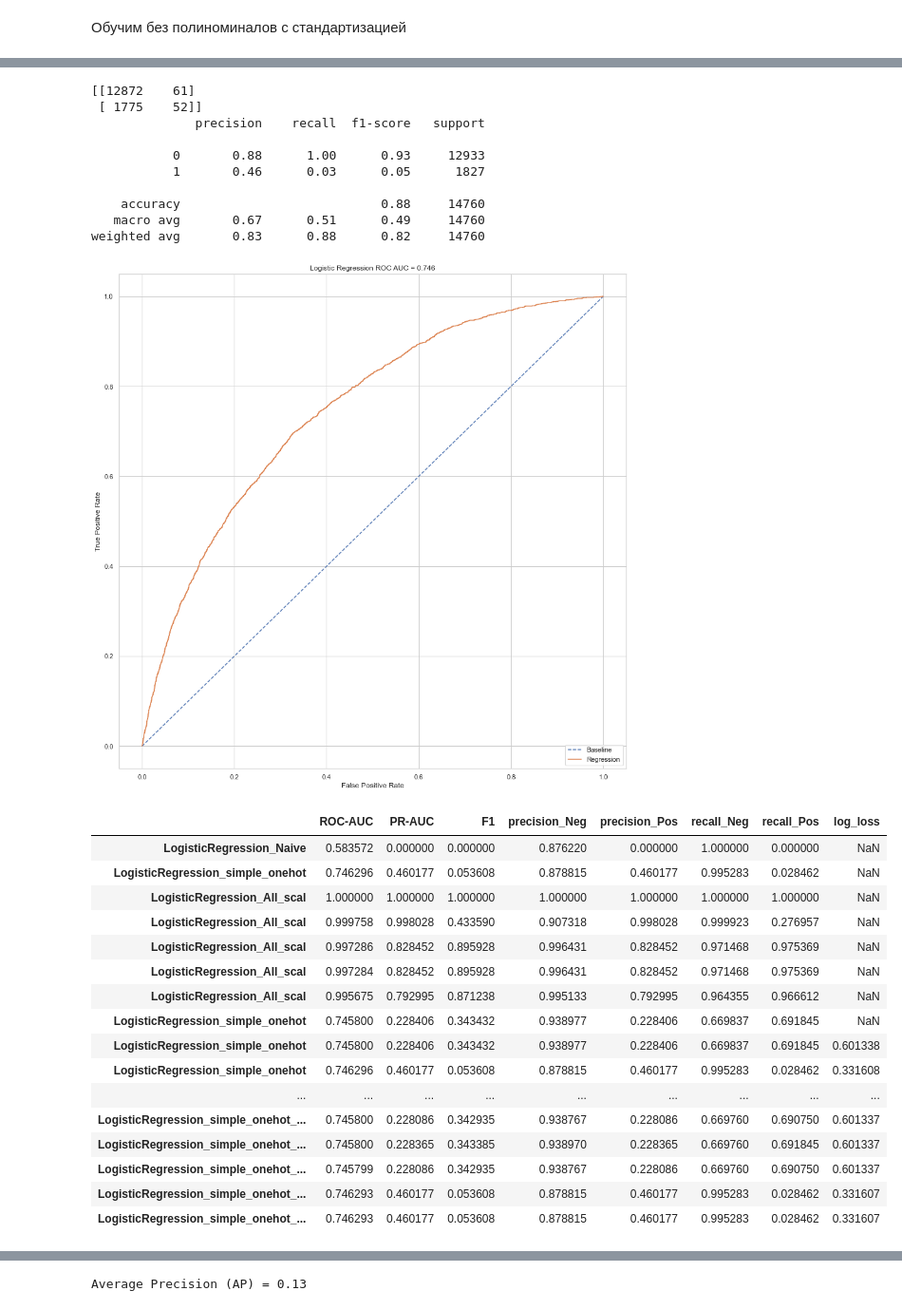
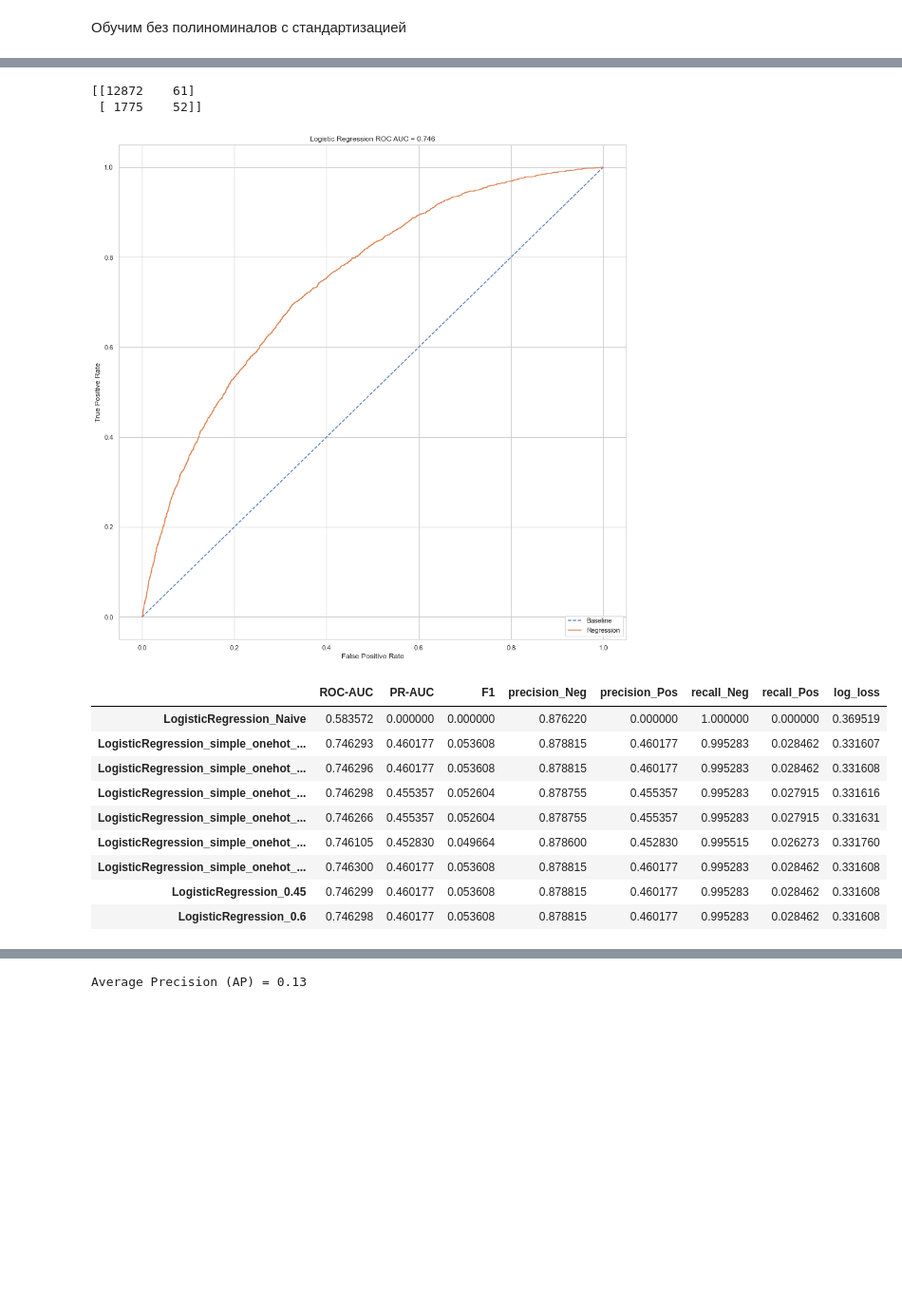
Before and after one commit to EvgeniyBerdyugin/SkillFactory-dspr-40, a Jupyter notebook: module_5/project_5.ipynb, the cells around one changed output, grey strips where cells are left out. Shown at 95% size. Cells and saved outputs as stored; diff of their text form; code cells hidden in the pictures; blank space fills up the shorter version.

```diff
--- a/module_5/project_5.ipynb
+++ b/module_5/project_5.ipynb
@@ -759,2 +585,5 @@ model = LogisticRegression()
+# %%
+solver = ['lbfgs', 'liblinear', 'sag', 'saga']
 # %%
-C = np.linspace(1, 4, 10)
+C = np.linspace(0.1, 1, 5)
+C
@@ -780,9 +606,9 @@ Warning The choice of the algorithm depends on the penalty chosen: Supported pen
 max_iterint, default=100
 # %%
 # Создадим гиперпараметры
-hyperparameters = dict(C=C)
+hyperparameters = dict(C=C, solver=solver)
 # %%
-Grid = GridSearchCV(model, hyperparameters, cv=5, verbose=0, scoring='f1_micro')
+Grid = GridSearchCV(model, hyperparameters, cv=5, verbose=0, scoring='roc_auc')
 # %%
 Grid.fit(X_train, y_train)
 Grid.best_params_
@@ -791,61 +617,45 @@ Grid.best_params_
 # %%
 #model = LogisticRegression()
-model = LogisticRegression(C=2)
+model = LogisticRegression(C=0.6)
 model.fit(X_train, y_train)
 y_pred = model.predict(X_test)
 print(confusion_matrix(y_test, y_pred))
 # print(f1_score(y_test, y_pred))
 # print(accuracy_score(y_test, y_pred))
 # print(recall_score(y_test, y_pred))
 # print(precision_score(y_test, y_pred))
-print(classification_report(y_test, y_pred, output_dict=False))
 probs = model.predict_proba(X_test)
 fpr, tpr, threshold = roc_curve(y_test, probs[:,1])
 roc_auc = roc_auc_score(y_test, probs[:,1])
 
 plt.figure()
 plt.plot([0, 1], label='Baseline', linestyle='--')
 plt.plot(fpr, tpr, label = 'Regression')
 plt.title('Logistic Regression ROC AUC = %0.3f' % roc_auc)
 plt.ylabel('True Positive Rate')
 plt.xlabel('False Positive Rate')
 plt.legend(loc = 'lower right')
 plt.show()
 
 #print(log_loss(y_test, probs))
 
-df_report = get_scores(df_report, model, X_test,
-                       y_test, 'LogisticRegression_simple_onehot_liblinear')
-df_report
+data_report = get_scores(data_report, model, X_test,
+                       y_test, 'LogisticRegression_0.6')
+data_report
 # %% [output]
 [[12872    61]
  [ 1775    52]]
-              precision    recall  f1-score   support
-
-           0       0.88      1.00      0.93     12933
-           1       0.46      0.03      0.05      1827
-
-    accuracy                           0.88     14760
-   macro avg       0.67      0.51      0.49     14760
-weighted avg       0.83      0.88      0.82     14760
 [figure]
 |  | ROC-AUC | PR-AUC | F1 | precision_Neg | precision_Pos | recall_Neg | recall_Pos | log_loss |
-| LogisticRegression_Naive | 0.583572 | 0.000000 | 0.000000 | 0.876220 | 0.000000 | 1.000000 | 0.000000 | NaN |
-| LogisticRegression_simple_onehot | 0.746296 | 0.460177 | 0.053608 | 0.878815 | 0.460177 | 0.995283 | 0.028462 | NaN |
-| LogisticRegression_All_scal | 1.000000 | 1.000000 | 1.000000 | 1.000000 | 1.000000 | 1.000000 | 1.000000 | NaN |
-| LogisticRegression_All_scal | 0.999758 | 0.998028 | 0.433590 | 0.907318 | 0.998028 | 0.999923 | 0.276957 | NaN |
-| LogisticRegression_All_scal | 0.997286 | 0.828452 | 0.895928 | 0.996431 | 0.828452 | 0.971468 | 0.975369 | NaN |
-| LogisticRegression_All_scal | 0.997284 | 0.828452 | 0.895928 | 0.996431 | 0.828452 | 0.971468 | 0.975369 | NaN |
-| LogisticRegression_All_scal | 0.995675 | 0.792995 | 0.871238 | 0.995133 | 0.792995 | 0.964355 | 0.966612 | NaN |
-| LogisticRegression_simple_onehot | 0.745800 | 0.228406 | 0.343432 | 0.938977 | 0.228406 | 0.669837 | 0.691845 | NaN |
-| LogisticRegression_simple_onehot | 0.745800 | 0.228406 | 0.343432 | 0.938977 | 0.228406 | 0.669837 | 0.691845 | 0.601338 |
-| LogisticRegression_simple_onehot | 0.746296 | 0.460177 | 0.053608 | 0.878815 | 0.460177 | 0.995283 | 0.028462 | 0.331608 |
-| ... | ... | ... | ... | ... | ... | ... | ... | ... |
-| LogisticRegression_simple_onehot_... | 0.745800 | 0.228086 | 0.342935 | 0.938767 | 0.228086 | 0.669760 | 0.690750 | 0.601337 |
-| LogisticRegression_simple_onehot_... | 0.745800 | 0.228365 | 0.343385 | 0.938970 | 0.228365 | 0.669760 | 0.691845 | 0.601337 |
-| LogisticRegression_simple_onehot_... | 0.745799 | 0.228086 | 0.342935 | 0.938767 | 0.228086 | 0.669760 | 0.690750 | 0.601337 |
+| LogisticRegression_Naive | 0.583572 | 0.000000 | 0.000000 | 0.876220 | 0.000000 | 1.000000 | 0.000000 | 0.369519 |
 | LogisticRegression_simple_onehot_... | 0.746293 | 0.460177 | 0.053608 | 0.878815 | 0.460177 | 0.995283 | 0.028462 | 0.331607 |
-| LogisticRegression_simple_onehot_... | 0.746293 | 0.460177 | 0.053608 | 0.878815 | 0.460177 | 0.995283 | 0.028462 | 0.331607 |
+| LogisticRegression_simple_onehot_... | 0.746296 | 0.460177 | 0.053608 | 0.878815 | 0.460177 | 0.995283 | 0.028462 | 0.331608 |
+| LogisticRegression_simple_onehot_... | 0.746298 | 0.455357 | 0.052604 | 0.878755 | 0.455357 | 0.995283 | 0.027915 | 0.331616 |
+| LogisticRegression_simple_onehot_... | 0.746266 | 0.455357 | 0.052604 | 0.878755 | 0.455357 | 0.995283 | 0.027915 | 0.331631 |
+| LogisticRegression_simple_onehot_... | 0.746105 | 0.452830 | 0.049664 | 0.878600 | 0.452830 | 0.995515 | 0.026273 | 0.331760 |
+| LogisticRegression_simple_onehot_... | 0.746300 | 0.460177 | 0.053608 | 0.878815 | 0.460177 | 0.995283 | 0.028462 | 0.331608 |
+| LogisticRegression_0.45 | 0.746299 | 0.460177 | 0.053608 | 0.878815 | 0.460177 | 0.995283 | 0.028462 | 0.331608 |
+| LogisticRegression_0.6 | 0.746298 | 0.460177 | 0.053608 | 0.878815 | 0.460177 | 0.995283 | 0.028462 | 0.331608 |
 # %%
 precisions, recalls, _ = precision_recall_curve(y_test, y_pred)
 plt.step(recalls, precisions, color='b', alpha=0.2, where='post')
```
Also changed, not shown: parts of 70 cells of this notebook, 2 other files.
